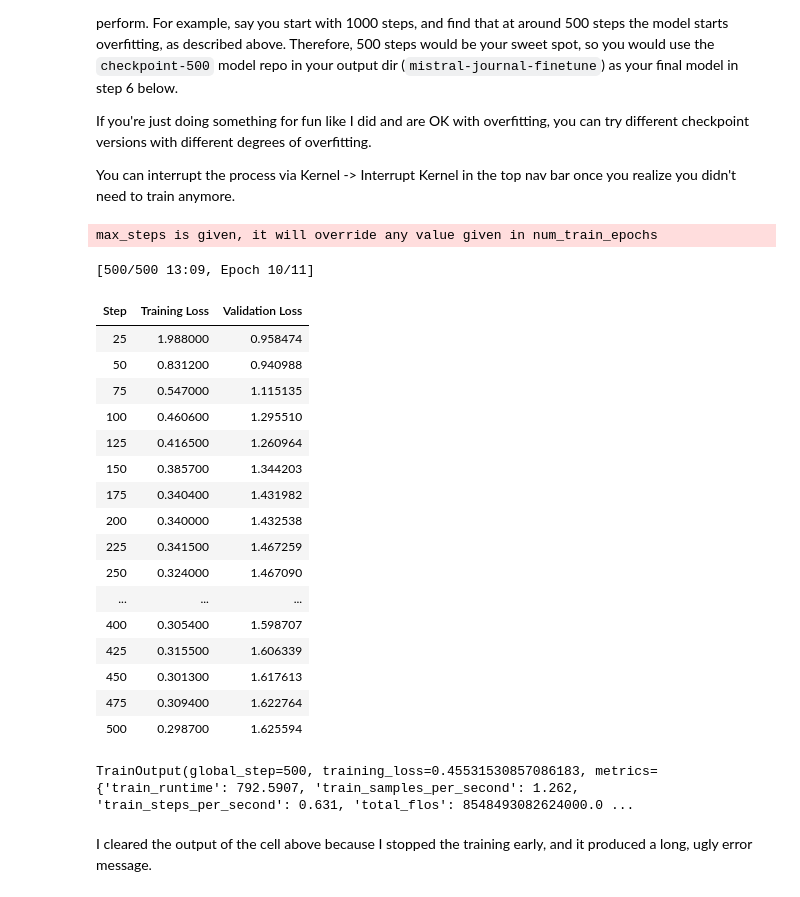
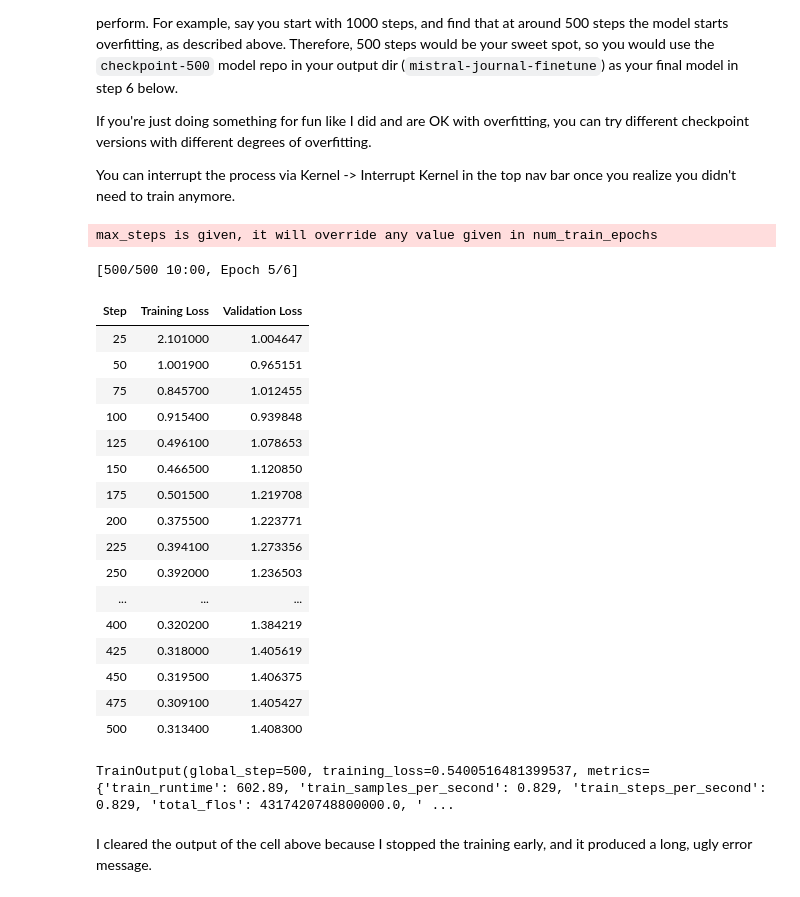
Before and after one commit to cyborf/ObieYap, a Jupyter notebook: mistral-finetune-own-data-Copy1.ipynb, the cells around one changed output. Cells and saved outputs as stored; diff of their text form; code cells hidden in the pictures.

```diff
--- a/mistral-finetune-own-data-Copy1.ipynb
+++ b/mistral-finetune-own-data-Copy1.ipynb
@@ -405,52 +405,52 @@ output_dir = "./" + run_name
 trainer = transformers.Trainer(
     model=model,
     train_dataset=tokenized_train_dataset,
     eval_dataset=tokenized_val_dataset,
     args=transformers.TrainingArguments(
         output_dir=output_dir,
         warmup_steps=1,
-        per_device_train_batch_size=2,
+        per_device_train_batch_size=1,
         gradient_accumulation_steps=1,
         gradient_checkpointing=True,
         max_steps=500,
         learning_rate=2.5e-5,  # Want a small lr for finetuning
         bf16=True,
         optim="paged_adamw_8bit",
         logging_steps=25,              # When to start reporting loss
         logging_dir="./logs",          # Directory for storing logs
         save_strategy="steps",         # Save the model checkpoint every logging step
         save_steps=25,                 # Save checkpoints every 50 steps
         evaluation_strategy="steps",   # Evaluate the model every logging step
         eval_steps=25,                 # Evaluate and save checkpoints every 50 steps
         do_eval=True,                  # Perform evaluation at the end of training
         report_to="none"               # Ensure no external reporting
     ),
     data_collator=transformers.DataCollatorForLanguageModeling(tokenizer, mlm=False),
 )
 
 model.config.use_cache = False  # silence the warnings. Please re-enable for inference!
 trainer.train()
 # %% [output]
 max_steps is given, it will override any value given in num_train_epochs
-[500/500 13:09, Epoch 10/11]
+[500/500 10:00, Epoch 5/6]
 | Step | Training Loss | Validation Loss |
-| 25 | 1.988000 | 0.958474 |
-| 50 | 0.831200 | 0.940988 |
-| 75 | 0.547000 | 1.115135 |
-| 100 | 0.460600 | 1.295510 |
-| 125 | 0.416500 | 1.260964 |
-| 150 | 0.385700 | 1.344203 |
-| 175 | 0.340400 | 1.431982 |
-| 200 | 0.340000 | 1.432538 |
-| 225 | 0.341500 | 1.467259 |
-| 250 | 0.324000 | 1.467090 |
+| 25 | 2.101000 | 1.004647 |
+| 50 | 1.001900 | 0.965151 |
+| 75 | 0.845700 | 1.012455 |
+| 100 | 0.915400 | 0.939848 |
+| 125 | 0.496100 | 1.078653 |
+| 150 | 0.466500 | 1.120850 |
+| 175 | 0.501500 | 1.219708 |
+| 200 | 0.375500 | 1.223771 |
+| 225 | 0.394100 | 1.273356 |
+| 250 | 0.392000 | 1.236503 |
 | ... | ... | ... |
-| 400 | 0.305400 | 1.598707 |
-| 425 | 0.315500 | 1.606339 |
-| 450 | 0.301300 | 1.617613 |
-| 475 | 0.309400 | 1.622764 |
-| 500 | 0.298700 | 1.625594 |
+| 400 | 0.320200 | 1.384219 |
+| 425 | 0.318000 | 1.405619 |
+| 450 | 0.319500 | 1.406375 |
+| 475 | 0.309100 | 1.405427 |
+| 500 | 0.313400 | 1.408300 |
-TrainOutput(global_step=500, training_loss=0.45531530857086183, metrics={'train_runtime': 792.5907, 'train_samples_per_second': 1.262, 'train_steps_per_second': 0.631, 'total_flos': 8548493082624000.0 ...
+TrainOutput(global_step=500, training_loss=0.5400516481399537, metrics={'train_runtime': 602.89, 'train_samples_per_second': 0.829, 'train_steps_per_second': 0.829, 'total_flos': 4317420748800000.0, ' ...
 # %% [markdown]
 I cleared the output of the cell above because I stopped the training early, and it produced a long, ugly error message.
 # %% [markdown]
```
Also changed, not shown: parts of 3 cells of this notebook.
